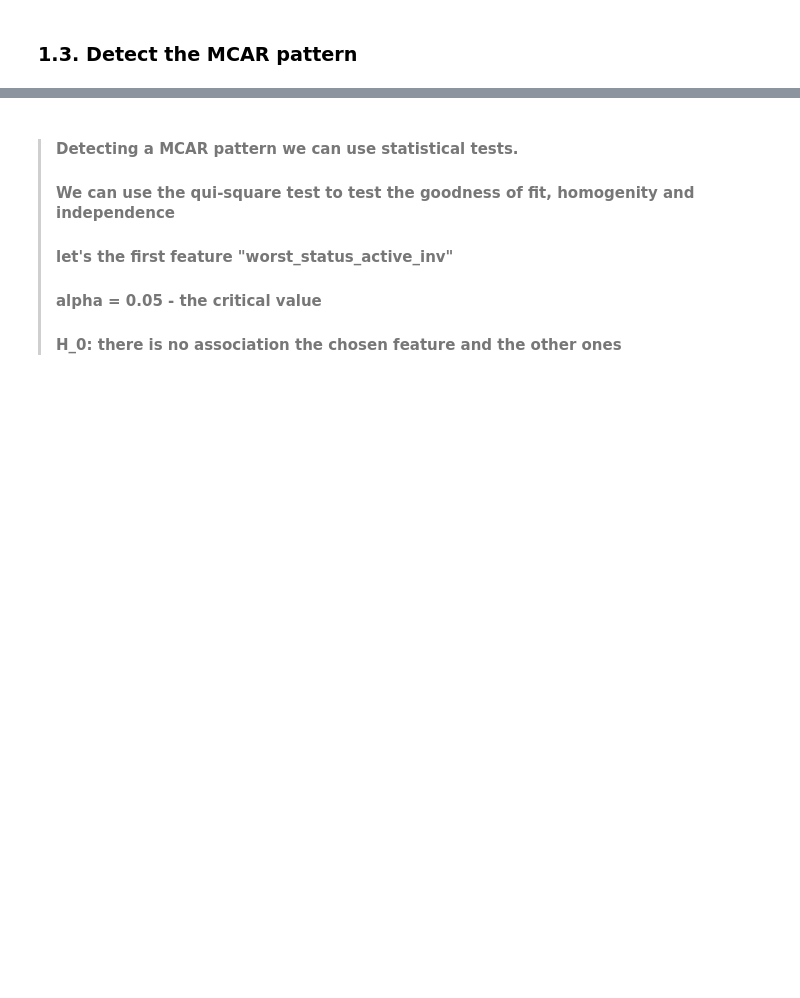
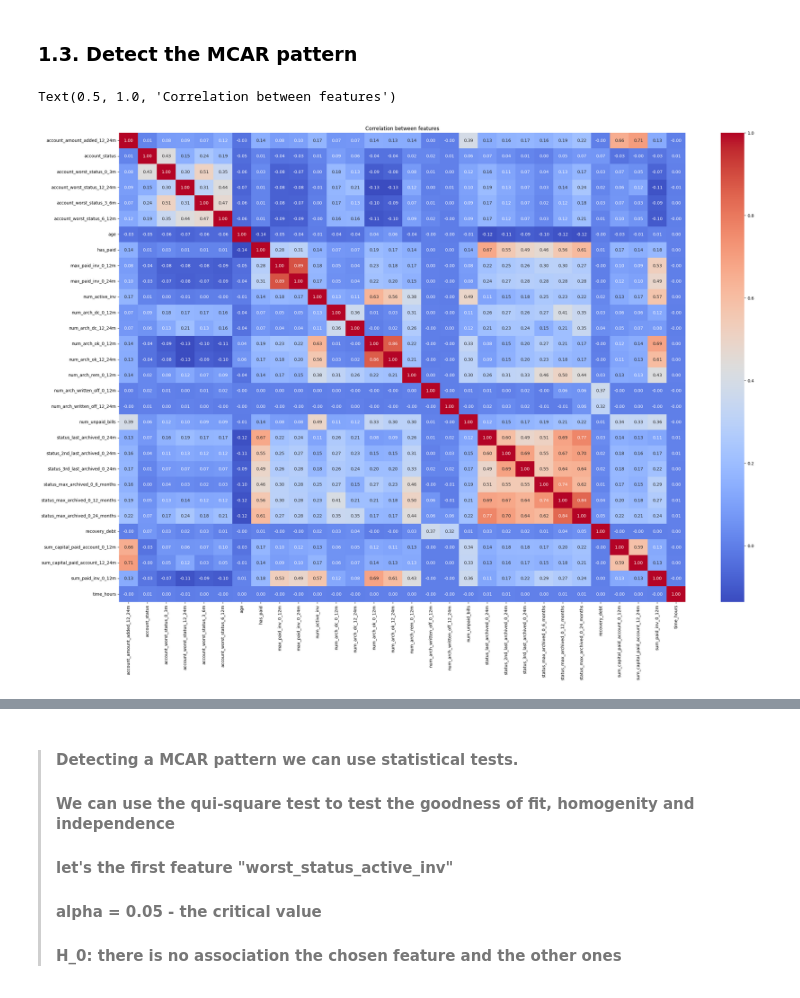
Before and after one commit to Emilio1030/Klarna, a Jupyter notebook: notebooks/Detecting MCAR pattern.ipynb, the cells around one changed output, grey strips where cells are left out. Cells and saved outputs as stored; diff of their text form; code cells hidden in the pictures; blank space fills up the shorter version.

```diff
--- a/notebooks/Detecting MCAR pattern.ipynb
+++ b/notebooks/Detecting MCAR pattern.ipynb
@@ -108,3 +108,14 @@ miss_val_features_df[miss_val_features_df['percentage'] >= 0.01]
 | 14 | account_days_in_dc_12_24m | 0.12 |
 # %% [markdown]
 ### 1.3. Detect the MCAR pattern
+# %%
+# first lest check correlation between features applying a heatmap
+# Plot heatmap
+correlation = data.corr()
+plt.figure(figsize = (30, 20))
+sns.heatmap(correlation, annot = True, fmt = '.2f', cmap = 'coolwarm')
+plt.title('Correlation between features')
+f"we have corraltion amonge the features and e"
+# %% [output]
+Text(0.5, 1.0, 'Correlation between features')
+[figure, added]
```
Also changed, not shown: parts of 35 cells of this notebook, 2 other files.
